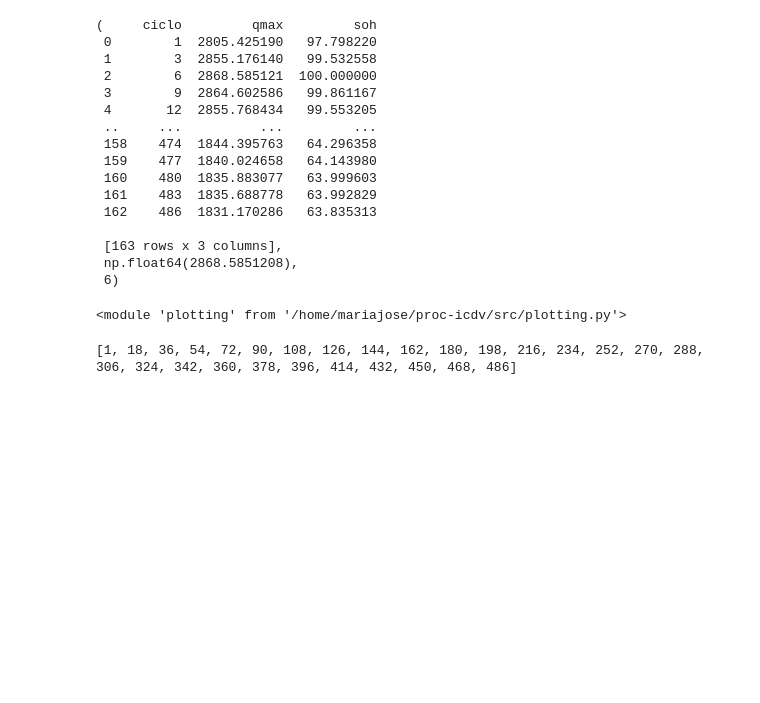
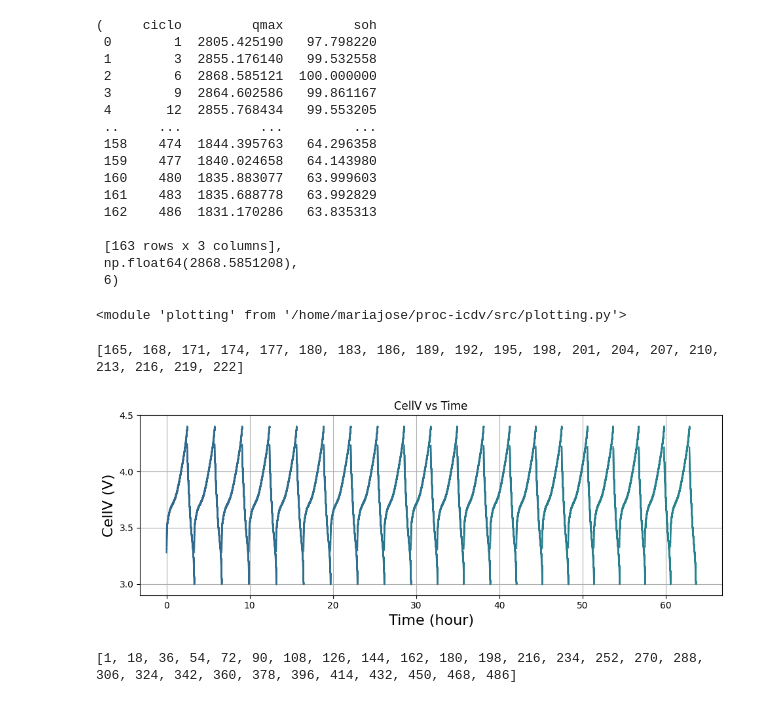
Before and after one commit to majodomenech/proc-icdv, a Jupyter notebook: notebooks/estudio13-dqdv-graficos-soh.ipynb, the cells around one changed output. Cells and saved outputs as stored; diff of their text form; code cells hidden in the pictures; blank space fills up the shorter version.

```diff
--- a/notebooks/estudio13-dqdv-graficos-soh.ipynb
+++ b/notebooks/estudio13-dqdv-graficos-soh.ipynb
@@ -74,6 +74,11 @@ La capacidad máxima es 2868.585 mAh y se alcanza en el ciclo 6.
 reload(pl)
 # %% [output]
 <module 'plotting' from '/home/mariajose/proc-icdv/src/plotting.py'>
+# %%
+pl.plot_n_cycles_tvsV_continuo(ciclos_sel_todos_45[55:75], dict_ciclos_sep_45, nombre_dataset)
+# %% [output]
+[165, 168, 171, 174, 177, 180, 183, 186, 189, 192, 195, 198, 201, 204, 207, 210, 213, 216, 219, 222]
+[figure, added]
 # %%
 ciclos_sel_grafico_45 = [ciclos_sel_todos_45[i] for i in range(len(ciclos_sel_todos_45)) if i % 6 == 0]
 pl.plot_n_cycles_tvsV(ciclos_sel_grafico_45, dict_ciclos_sep_45, nombre_dataset)
```
Also changed, not shown: 1 other file.
